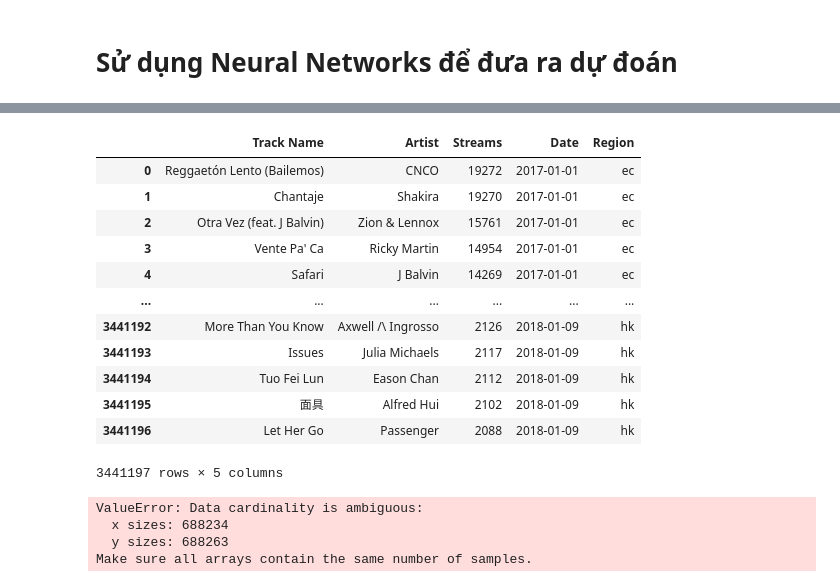
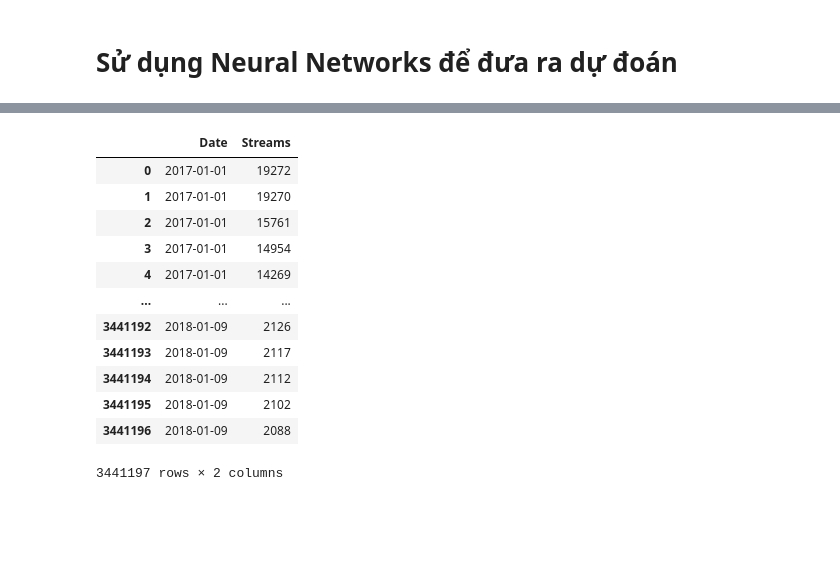
Before and after one commit to MiraiJR/TGHDL--LAB2, a Jupyter notebook: lab02.ipynb, the cells around one changed output, grey strips where cells are left out. Cells and saved outputs as stored; diff of their text form; code cells hidden in the pictures; blank space fills up the shorter version.

```diff
--- a/lab02.ipynb
+++ b/lab02.ipynb
@@ -539,62 +542,18 @@ from tensorflow.keras.preprocessing.sequence import pad_sequences
-# %%
-df = df.drop('Position', axis = 1)
-# %%
-df
-# %% [output]
-|  | Track Name | Artist | Streams | Date | Region |
-| 0 | Reggaetón Lento (Bailemos) | CNCO | 19272 | 2017-01-01 | ec |
-| 1 | Chantaje | Shakira | 19270 | 2017-01-01 | ec |
-| 2 | Otra Vez (feat. J Balvin) | Zion & Lennox | 15761 | 2017-01-01 | ec |
-| 3 | Vente Pa' Ca | Ricky Martin | 14954 | 2017-01-01 | ec |
-| 4 | Safari | J Balvin | 14269 | 2017-01-01 | ec |
-| ... | ... | ... | ... | ... | ... |
-| 3441192 | More Than You Know | Axwell /\ Ingrosso | 2126 | 2018-01-09 | hk |
-| 3441193 | Issues | Julia Michaels | 2117 | 2018-01-09 | hk |
-| 3441194 | Tuo Fei Lun | Eason Chan | 2112 | 2018-01-09 | hk |
-| 3441195 | 面具 | Alfred Hui | 2102 | 2018-01-09 | hk |
-| 3441196 | Let Her Go | Passenger | 2088 | 2018-01-09 | hk |
-3441197 rows × 5 columns
-# %%
-# Chọn thuộc tính Streams làm biến dự đoán
-target_variable = 'Streams'
-
-# Chuyển đổi thuộc tính Date thành dạng chuỗi thời gian
-df['Date'] = pd.to_datetime(df['Date'])
-
-# Chuẩn bị dữ liệu
-input_data = df[target_variable].values
-input_data = input_data.reshape(-1, 1)
-
-# Chuẩn hóa dữ liệu
-scaler = MinMaxScaler()
-input_data = scaler.fit_transform(input_data)
-
-# Xây dựng dữ liệu đầu vào và đầu ra
-sequence_length = 10
-x_train = []
-y_train = []
-for i in range(sequence_length, len(input_data)):
-    x_train.append(input_data[i-sequence_length:i])
-    y_train.append(input_data[i])
-x_train = np.array(x_train)
-y_train = np.array(y_train)
-
-# Xây dựng mô hình GRU
-model = Sequential()
-model.add(GRU(units=32, input_shape=(sequence_length, 1)))
-model.add(Dense(units=1))
-
-# Biên dịch và huấn luyện mô hình
-model.compile(optimizer='adam', loss='mse')
-model.fit(x_train, y_train, epochs=2)
-
-# Dự đoán chuỗi tiếp theo
-last_sequence = input_data[-sequence_length:]
-last_sequence = last_sequence.reshape(1, sequence_length, 1)
-prediction = model.predict(last_sequence)
-print('Dự đoán tiếp theo:', scaler.inverse_transform(prediction))
-# %% [output]
-ValueError: Data cardinality is ambiguous:
-  x sizes: 688234
-  y sizes: 688263
-Make sure all arrays contain the same number of samples.
+# %%
+data = df[['Date', 'Streams']]
+# %%
+data
+# %% [output]
+|  | Date | Streams |
+| 0 | 2017-01-01 | 19272 |
+| 1 | 2017-01-01 | 19270 |
+| 2 | 2017-01-01 | 15761 |
+| 3 | 2017-01-01 | 14954 |
+| 4 | 2017-01-01 | 14269 |
+| ... | ... | ... |
+| 3441192 | 2018-01-09 | 2126 |
+| 3441193 | 2018-01-09 | 2117 |
+| 3441194 | 2018-01-09 | 2112 |
+| 3441195 | 2018-01-09 | 2102 |
+| 3441196 | 2018-01-09 | 2088 |
+3441197 rows × 2 columns
```
Also changed, not shown: parts of 4 cells of this notebook.
